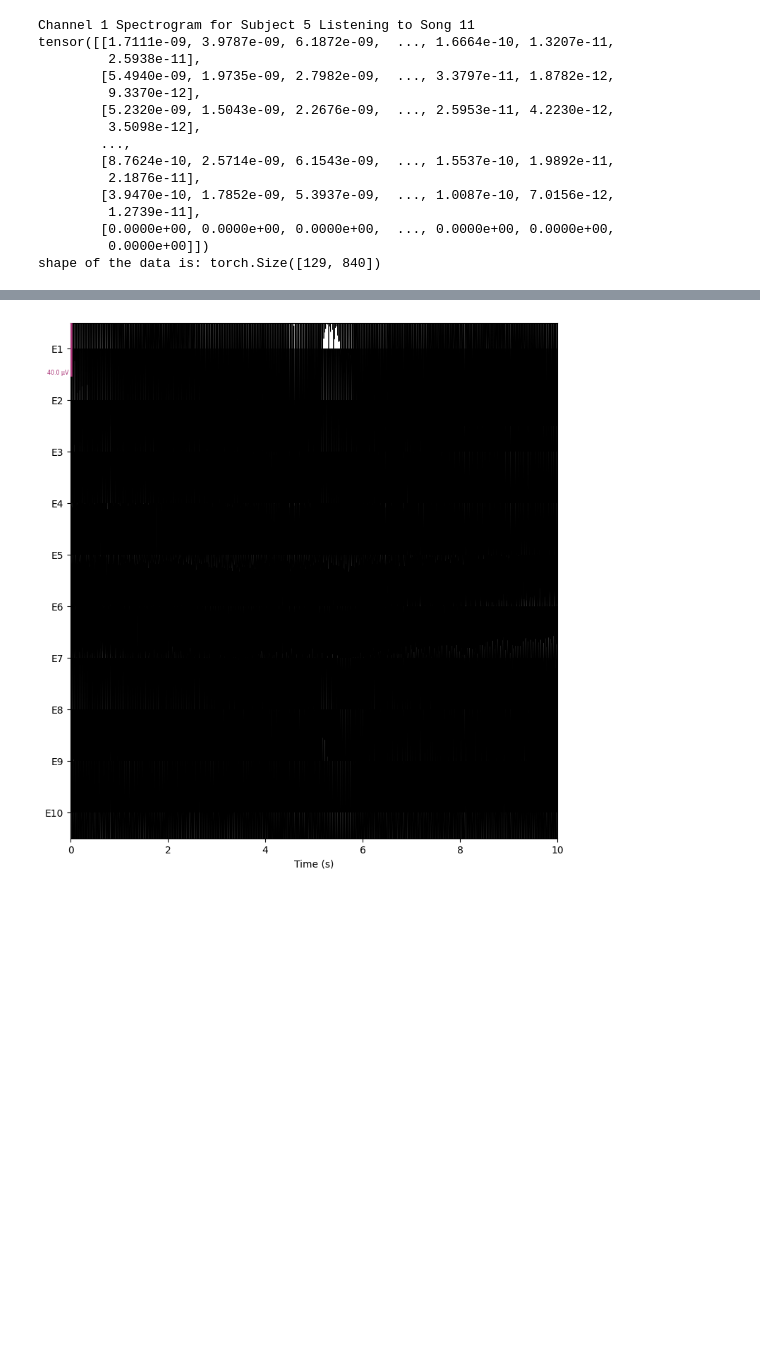
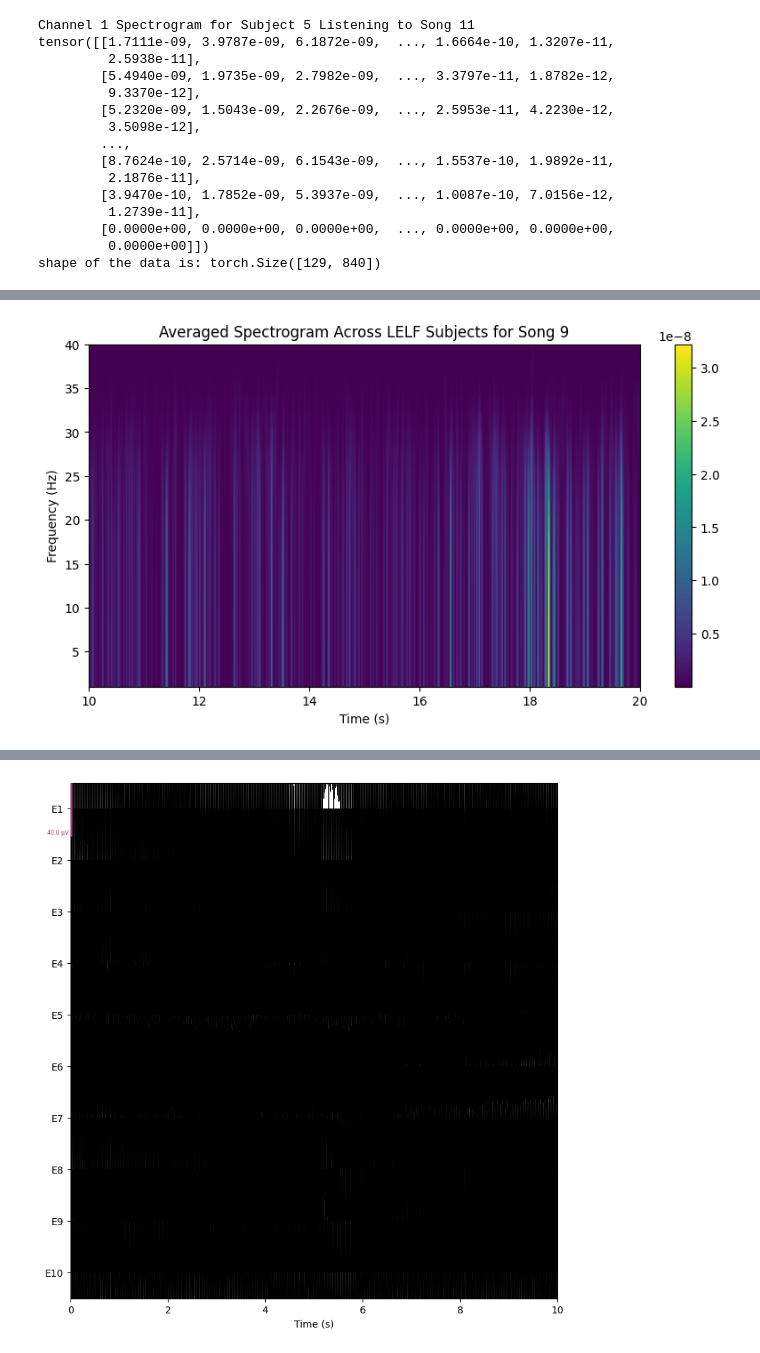
Before and after one commit to mmattyV/musEEGc, a Jupyter notebook: analysis/visualize_data.ipynb, the cells around one changed output, grey strips where cells are left out. Drawn from its saved outputs; the diff is of its cells as text; code cells hidden in the pictures; blank space fills up the shorter version.

```diff
--- a/analysis/visualize_data.ipynb
+++ b/analysis/visualize_data.ipynb
@@ -158,0 +234,4 @@ shape of the data is: torch.Size([129, 840])
+# %%
+compute_and_average_spectrograms([4, 9], 9, 10, 20, 'Averaged Spectrogram Across LELF Subjects for Song 9')
+# %% [output]
+[figure, added]
```
Also changed, not shown: parts of 6 cells of this notebook, 13 other files.
